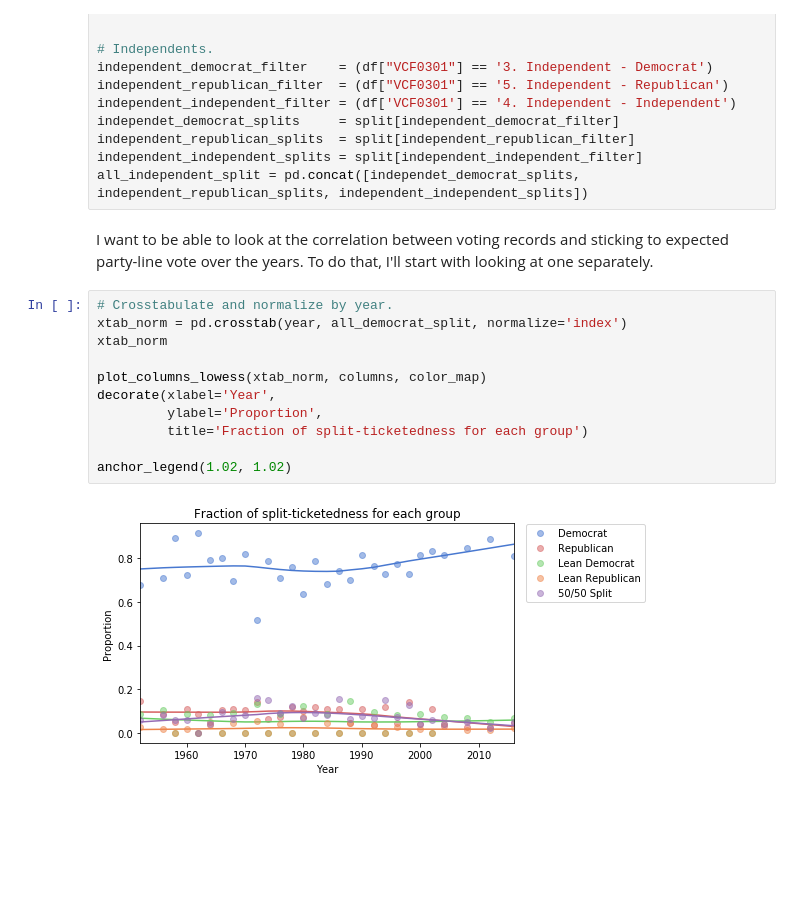
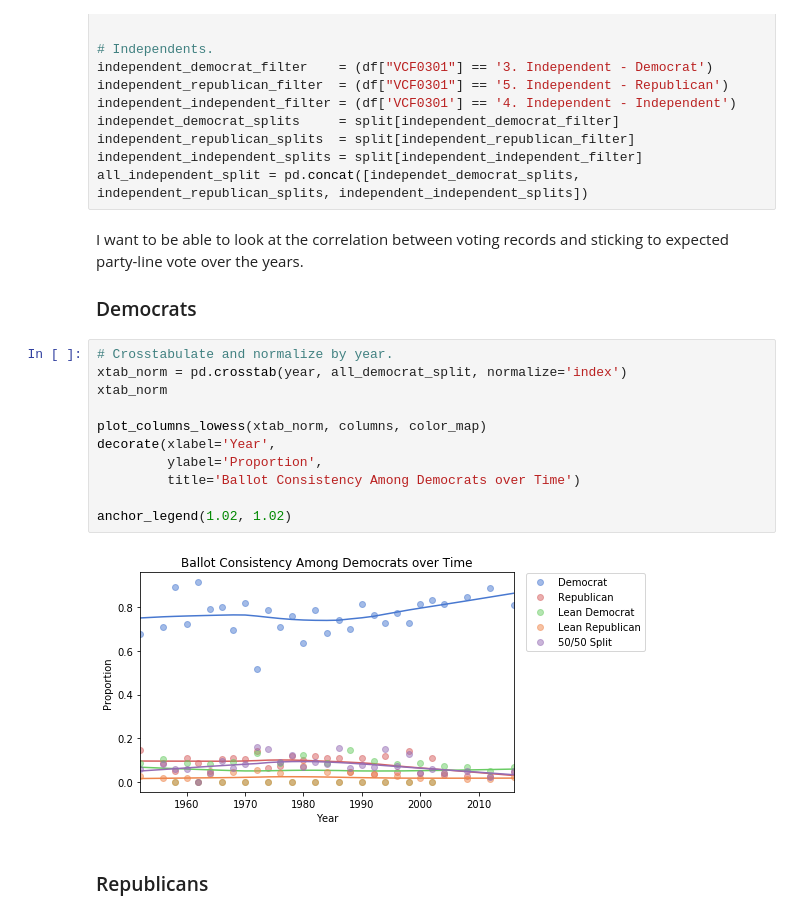
Before and after one commit to anushadatar/split-ticket, a Jupyter notebook: Analysis.ipynb, the cells around one changed output. Saved outputs shown, nothing was run; the diff lists cells and outputs as text; blank space fills up the shorter version.

```diff
--- a/Analysis.ipynb
+++ b/Analysis.ipynb
@@ -305,20 +305,23 @@ independent_republican_splits  = split[independent_republican_filter]
 independent_independent_splits = split[independent_independent_filter]
 all_independent_split = pd.concat([independet_democrat_splits, independent_republican_splits, independent_independent_splits])
 # %% [markdown]
-I want to be able to look at the correlation between voting records and sticking to expected party-line vote over the years. To do that, I'll start with looking at one separately.
+I want to be able to look at the correlation between voting records and sticking to expected party-line vote over the years.
+### Democrats
 # %%
 # Crosstabulate and normalize by year.
 xtab_norm = pd.crosstab(year, all_democrat_split, normalize='index')
 xtab_norm
 
 plot_columns_lowess(xtab_norm, columns, color_map)
 decorate(xlabel='Year',
          ylabel='Proportion',
-         title='Fraction of split-ticketedness for each group')
+         title='Ballot Consistency Among Democrats over Time')
 
 anchor_legend(1.02, 1.02)
 # %% [output]
-[figure, old version]
+[figure, new version]
+# %% [markdown]
+### Republicans
 # %%
 # Crosstabulate and normalize by year.
 xtab_norm = pd.crosstab(year, all_republican_split, normalize='index')
```
Also changed, not shown: parts of 5 cells of this notebook.
